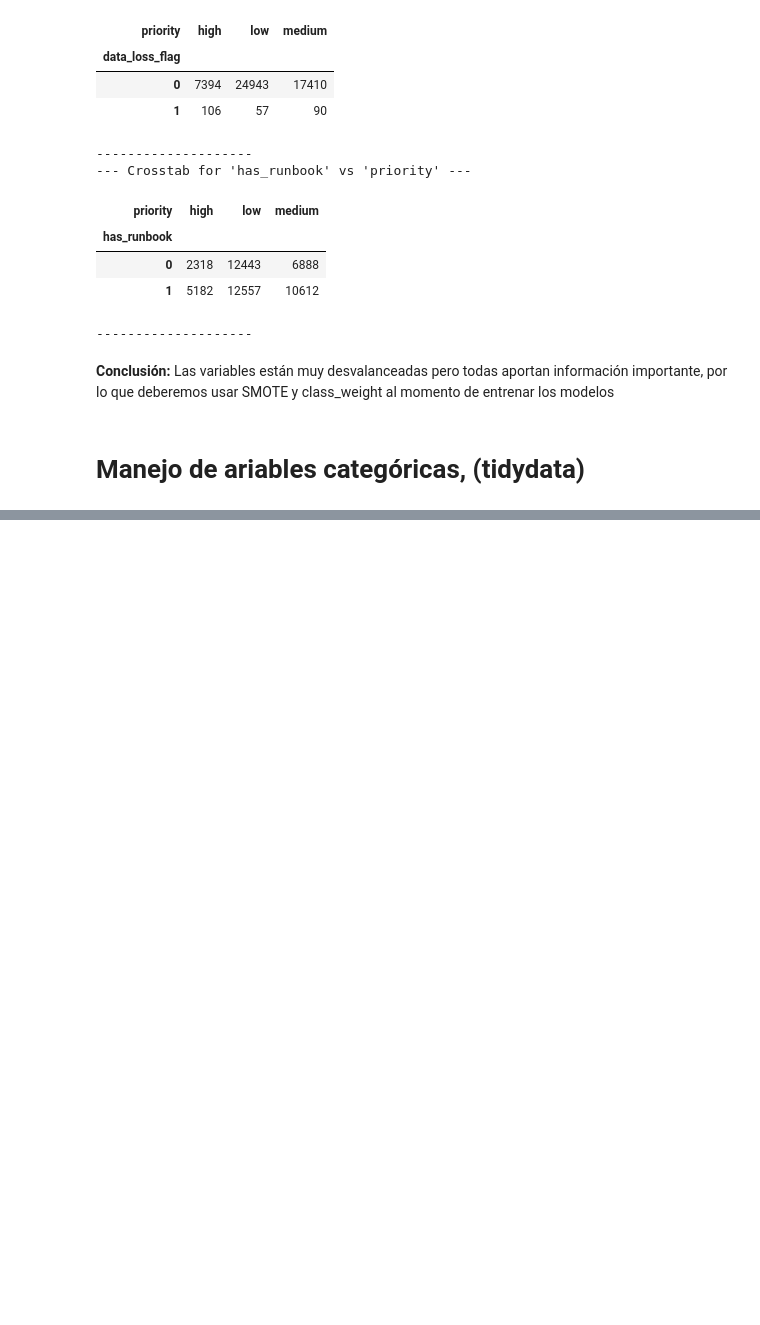
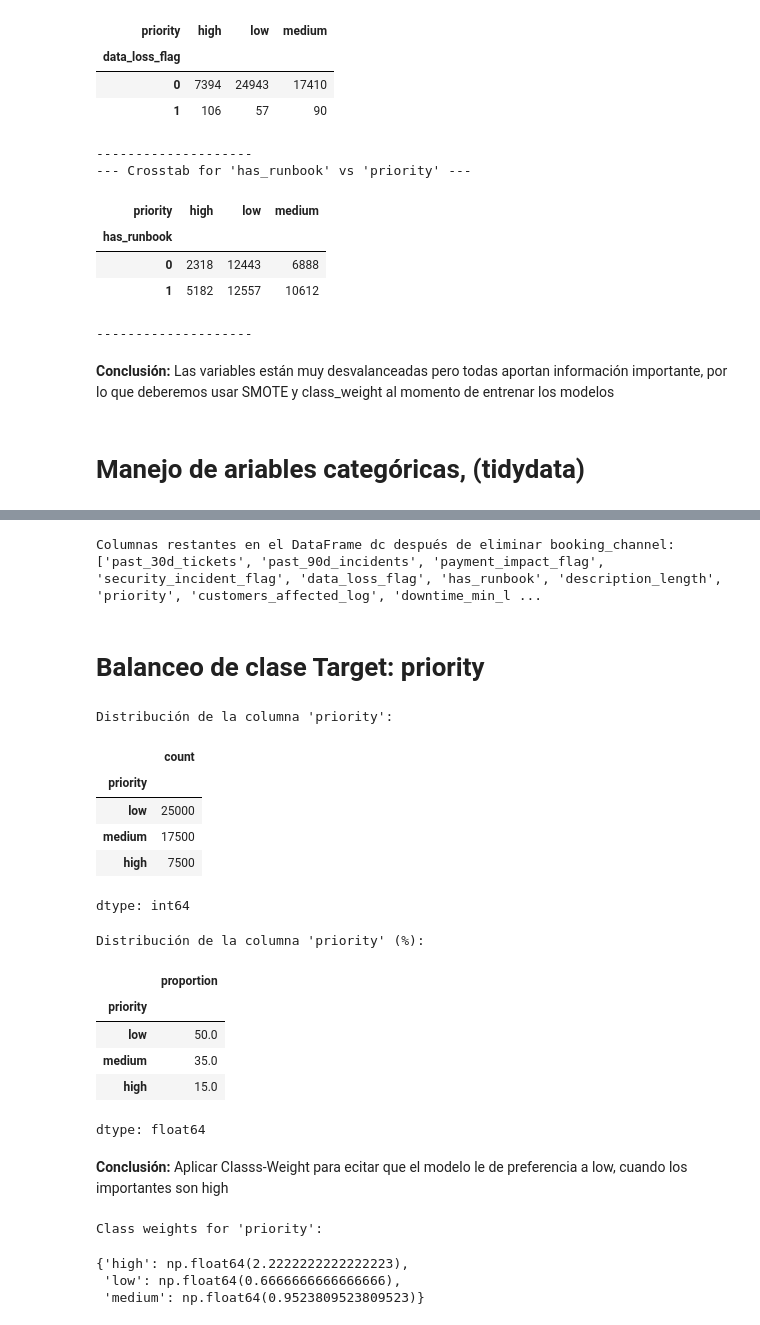
Before and after one commit to mmcuervo/ExamMLcategorias, a Jupyter notebook: 01_eda.ipynb, the cells around one changed output, grey strips where cells are left out. Saved outputs shown, nothing was run; the diff lists cells and outputs as text; code cells hidden in the pictures; blank space fills up the shorter version.

```diff
--- a/01_eda.ipynb
+++ b/01_eda.ipynb
@@ -1229,8 +1171,8 @@ Cramér's V: 0.3317
 # %% [markdown]
 **Conclusión:** Eliminamos region
 # %%
-# Eliminar las columnas 'region' y 'day_of_week, customer_sentiment', 'reported_by_role', 'customer_sentiment  de forma permanente
-dc.drop(columns=['region', 'day_of_week', 'customer_sentiment', 'reported_by_role'], inplace=True)
+# 25 Eliminar las columnas 'region' y 'day_of_week, customer_sentiment', 'reported_by_role', 'customer_sentiment  de forma permanente
+dc.drop(columns=['region', 'day_of_week', 'customer_sentiment', 'reported_by_role', 'booking_channel'], inplace=True)
 
 print("Columnas restantes en el DataFrame dc:")
 print(dc.columns.tolist())
@@ -1452,0 +1419,59 @@ KeyError: "None of [Index(['industry', 'company_size', 'customer_tier', 'product
+# %%
+# Eliminar la columna 'booking_channel'
+dc.drop(columns=['booking_channel'], inplace=True)
+
+print("Columnas restantes en el DataFrame dc después de eliminar booking_channel:")
+print(dc.columns.tolist())
+# %% [output]
+Columnas restantes en el DataFrame dc después de eliminar booking_channel:
+['past_30d_tickets', 'past_90d_incidents', 'payment_impact_flag', 'security_incident_flag', 'data_loss_flag', 'has_runbook', 'description_length', 'priority', 'customers_affected_log', 'downtime_min_l ...
+# %% [markdown]
+# **Balanceo de clase Target: priority**
+# %%
+#29 verificamos frecuencias de priority
+print("Distribución de la columna 'priority':")
+display(dc['priority'].value_counts())
+print("\nDistribución de la columna 'priority' (%):")
+display(dc['priority'].value_counts(normalize=True) * 100)
+# %% [output]
+Distribución de la columna 'priority':
+|  | count |
+| priority |  |
+| low | 25000 |
+| medium | 17500 |
+| high | 7500 |
+dtype: int64
+Distribución de la columna 'priority' (%):
+|  | proportion |
+| priority |  |
+| low | 50.0 |
+| medium | 35.0 |
+| high | 15.0 |
+dtype: float64
+# %% [markdown]
+**Conclusión:** Aplicar Classs-Weight para ecitar que el modelo le de preferencia a low, cuando los importantes son high
+# %%
+
+#30 balanceamos priority con class_weight
+from sklearn.utils import class_weight
+import numpy as np
+
+# Calculate class weights
+class_weights = class_weight.compute_class_weight(
+    'balanced',
+    classes=np.unique(dc['priority'].astype(str)), # Convert unique classes to numpy array of strings
+    y=dc['priority'].astype(str) # Also convert y to strings to match classes
+)
+
+# Create a dictionary of class weights
+class_weight_dict = {
+    cls: weight for cls, weight in zip(np.unique(dc['priority'].astype(str)), class_weights) # Use unique classes as strings for dictionary keys
+}
+
+print("Class weights for 'priority':")
+display(class_weight_dict)
+# %% [output]
+Class weights for 'priority':
+{'high': np.float64(2.2222222222222223),
+ 'low': np.float64(0.6666666666666666),
+ 'medium': np.float64(0.9523809523809523)}
```
Also changed, not shown: parts of 27 cells of this notebook.
